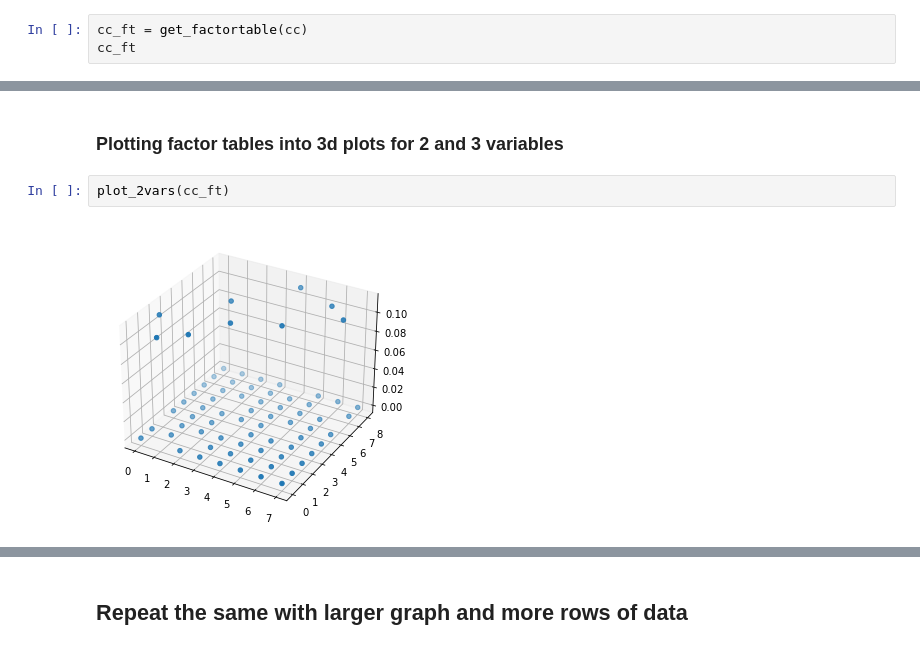
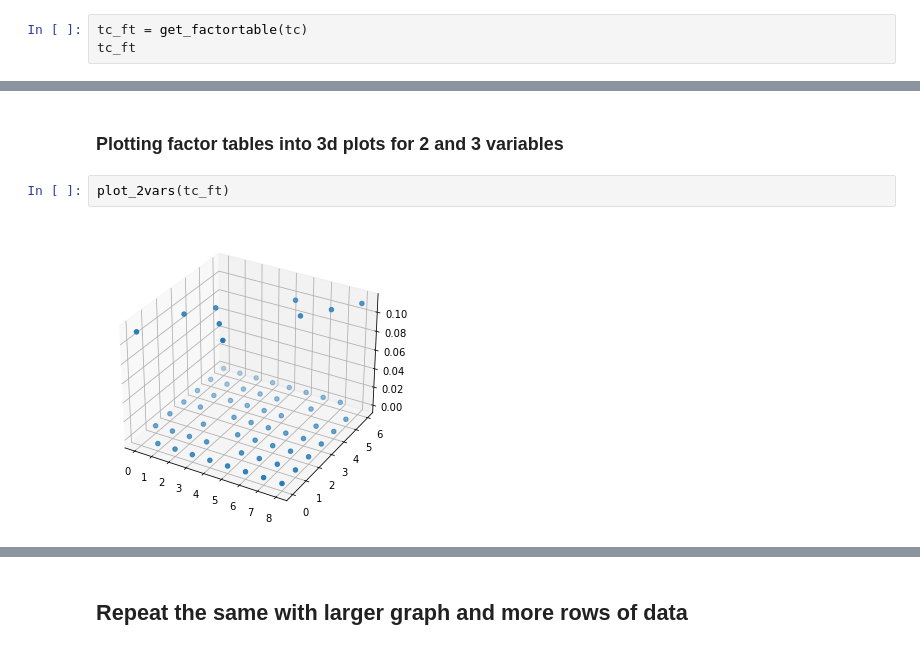
Before and after one commit to NikhilPr95/JTAForHeartAttack, a Jupyter notebook: JTA-HeartSample.ipynb, the cells around one changed output, grey strips where cells are left out. Saved outputs shown, nothing was run; the diff lists cells and outputs as text.

```diff
--- a/JTA-HeartSample.ipynb
+++ b/JTA-HeartSample.ipynb
@@ -288,6 +282,6 @@ print(cct2['cp'])
 # %% [markdown]
 ### Factortables that were being printed as strings extracted into array
 # %%
-cc_ft = get_factortable(cc)
-cc_ft
+tc_ft = get_factortable(tc)
+tc_ft
 # %% [output]
@@ -332,9 +326,9 @@ cct_ft
 # %% [markdown]
 ### Plotting factor tables into 3d plots for 2 and 3 variables
 # %%
-plot_2vars(cc_ft)
+plot_2vars(tc_ft)
 # %% [output]
-[figure, old version]
+[figure, new version]
 # %%
 plot_3vars(cct_ft)
 # %% [output]
```
Also changed, not shown: parts of 14 cells of this notebook.
